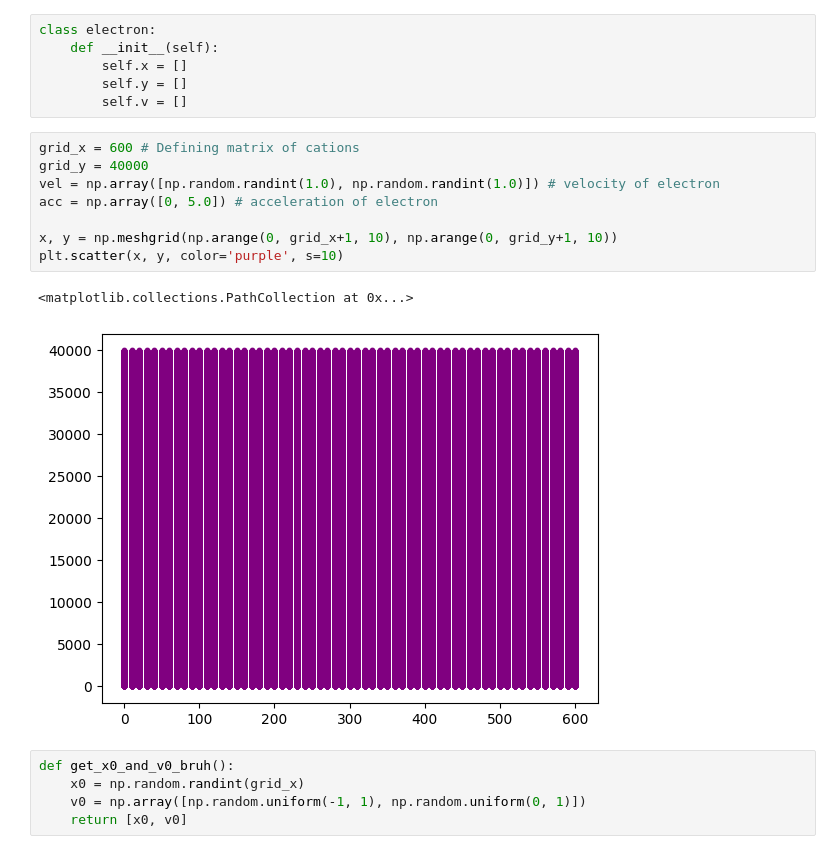
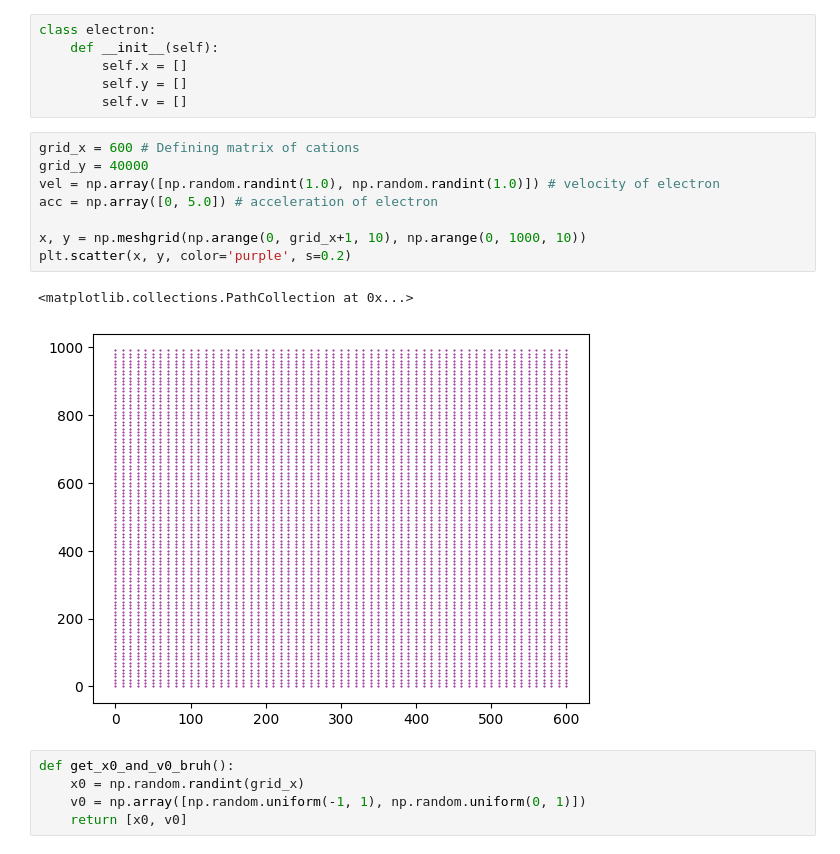
Before and after one commit to kirthivardhanrs/phononohp, a Jupyter notebook: drewde.ipynb, the cells around one changed output. Drawn from its saved outputs; the diff is of its cells as text.

```diff
--- a/drewde.ipynb
+++ b/drewde.ipynb
@@ -12,14 +12,14 @@ class electron:
 # %%
 grid_x = 600 # Defining matrix of cations
 grid_y = 40000
 vel = np.array([np.random.randint(1.0), np.random.randint(1.0)]) # velocity of electron
 acc = np.array([0, 5.0]) # acceleration of electron
 
-x, y = np.meshgrid(np.arange(0, grid_x+1, 10), np.arange(0, grid_y+1, 10))
-plt.scatter(x, y, color='purple', s=10)
+x, y = np.meshgrid(np.arange(0, grid_x+1, 10), np.arange(0, 1000, 10))
+plt.scatter(x, y, color='purple', s=0.2)
 # %% [output]
 <matplotlib.collections.PathCollection at 0x...>
-[figure, old version]
+[figure, new version]
 # %%
 def get_x0_and_v0_bruh():
     x0 = np.random.randint(grid_x)
```
Also changed, not shown: parts of 3 cells of this notebook, 4 other files.
